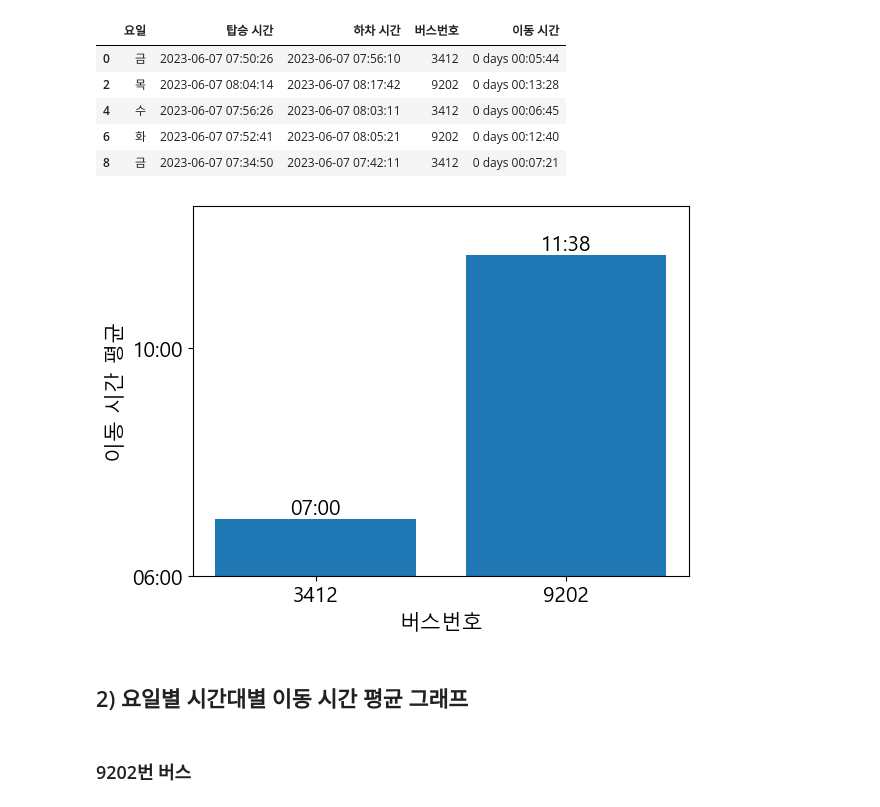
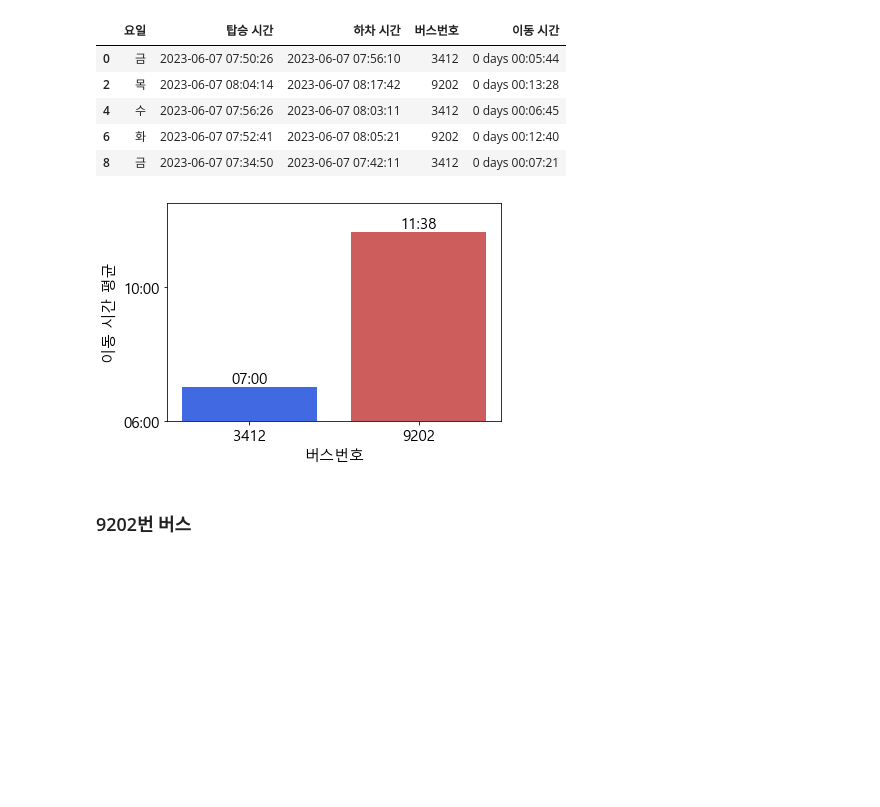
Before and after one commit to koreanbulbasaur/Project, a Jupyter notebook: one_project/first_sheet_example.ipynb, the cells around one changed output. Saved outputs shown, nothing was run; the diff lists cells and outputs as text; code cells hidden in the pictures; blank space fills up the shorter version.

```diff
--- a/one_project/first_sheet_example.ipynb
+++ b/one_project/first_sheet_example.ipynb
@@ -1,7 +1,7 @@
 # %%
 import pandas as pd
 
-df = pd.read_excel('../test_test.xlsx')
+df = pd.read_excel('./test_test.xlsx')
 df.head()
 # %% [output]
 |  | 탑승 일시 | 탑승 시간 | 교통수단 | 사용처 | 사용금액 | 사용후잔액 | 승차역 | 하차역 | 하차일시 | 하차 시간 | 노선(호선) | ... |
@@ -395,41 +389,42 @@ df_2_traffic.loc[:, '이동 시간'] = df_2_traffic['이동 시간'].dt.total_se
 # 버스번호별 이동 시간 평균 계산
 mean_by_day_2 = df_2_traffic.groupby('버스번호')['이동 시간'].mean()
 
+# 색상 리스트
+colors = ['royalblue', 'indianred', 'limegreen', 'darkorange', 'violet', 'lightgray']
+
 # 시각화
-plt.bar(mean_by_day_2.index, mean_by_day_2)
+plt.bar(mean_by_day_2.index, mean_by_day_2, color=colors)
 plt.xlabel('버스번호')
 plt.ylabel('이동 시간 평균')
 
 ylim_int = []
 
 # 막대 위에 값 텍스트 추가
 for i, v in enumerate(mean_by_day_2.values):
     y = int(v)
     ylim_int.append(y)
     minutes = (y % 3600) // 60
     seconds = y % 60
     time_formatted = f"{minutes:02d}:{seconds:02d}"
     plt.text(i, y, time_formatted, ha='center', va='bottom')
 
 # ylim 시분초로 수정
 delta = 60 * 1
 ylim_min = int(min(ylim_int) / 10) * 10 - delta
 ylim_max = int(max(ylim_int) / 10) * 10 + delta
 plt.ylim(ylim_min, ylim_max)
 time_int = range(ylim_min, ylim_max, 240)
 ylim_data = []
 for i in time_int:
     minutes = (i % 3600) // 60
     seconds = i % 60
     time_formatted = f"{minutes:02d}:{seconds:02d}"
     ylim_data.append(time_formatted)
 plt.yticks(time_int, ylim_data)
 
 # 그래프 보이기
 plt.show()
 # %% [output]
-[figure, old version]
+[figure, new version]
-# %% [markdown]
-## 2) 요일별 시간대별 이동 시간 평균 그래프
 # %% [markdown]
 ### 9202번 버스
```
Also changed, not shown: parts of 32 cells of this notebook.
